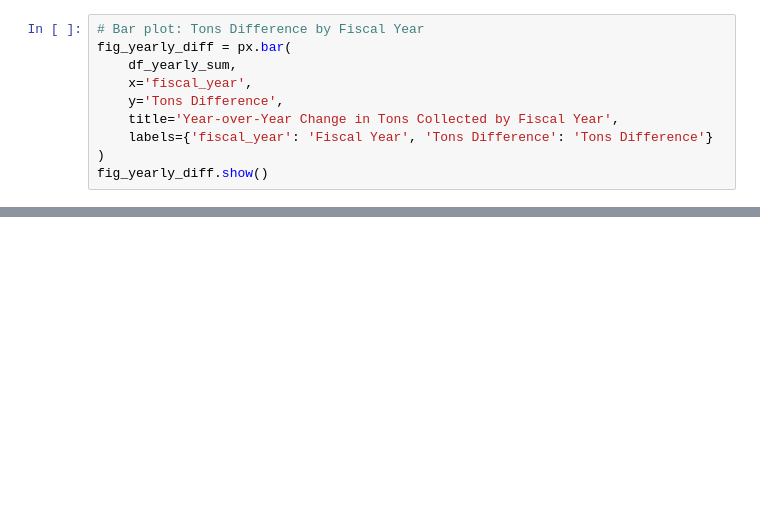
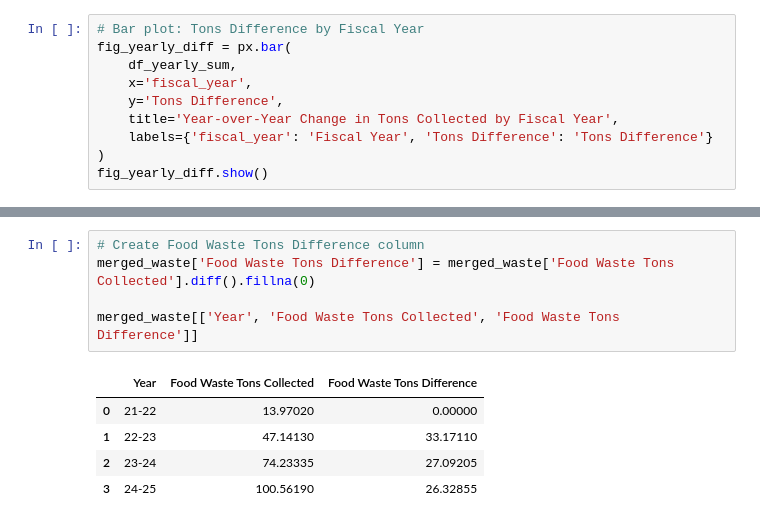
Before and after one commit to a-vargasmarte/food-waste-recycling-impact, a Jupyter notebook: notebook/DataExploration.ipynb, the cells around one changed output, grey strips where cells are left out. Saved outputs shown, nothing was run; the diff lists cells and outputs as text; blank space fills up the shorter version.

```diff
--- a/notebook/DataExploration.ipynb
+++ b/notebook/DataExploration.ipynb
@@ -910,0 +1088,11 @@ fig_yearly_diff.show()
+# %%
+# Create Food Waste Tons Difference column
+merged_waste['Food Waste Tons Difference'] = merged_waste['Food Waste Tons Collected'].diff().fillna(0)
+
+merged_waste[['Year', 'Food Waste Tons Collected', 'Food Waste Tons Difference']]
+# %% [output]
+|  | Year | Food Waste Tons Collected | Food Waste Tons Difference |
+| 0 | 21-22 | 13.97020 | 0.00000 |
+| 1 | 22-23 | 47.14130 | 33.17110 |
+| 2 | 23-24 | 74.23335 | 27.09205 |
+| 3 | 24-25 | 100.56190 | 26.32855 |
```
Also changed, not shown: parts of 16 cells of this notebook, 1 other file.
